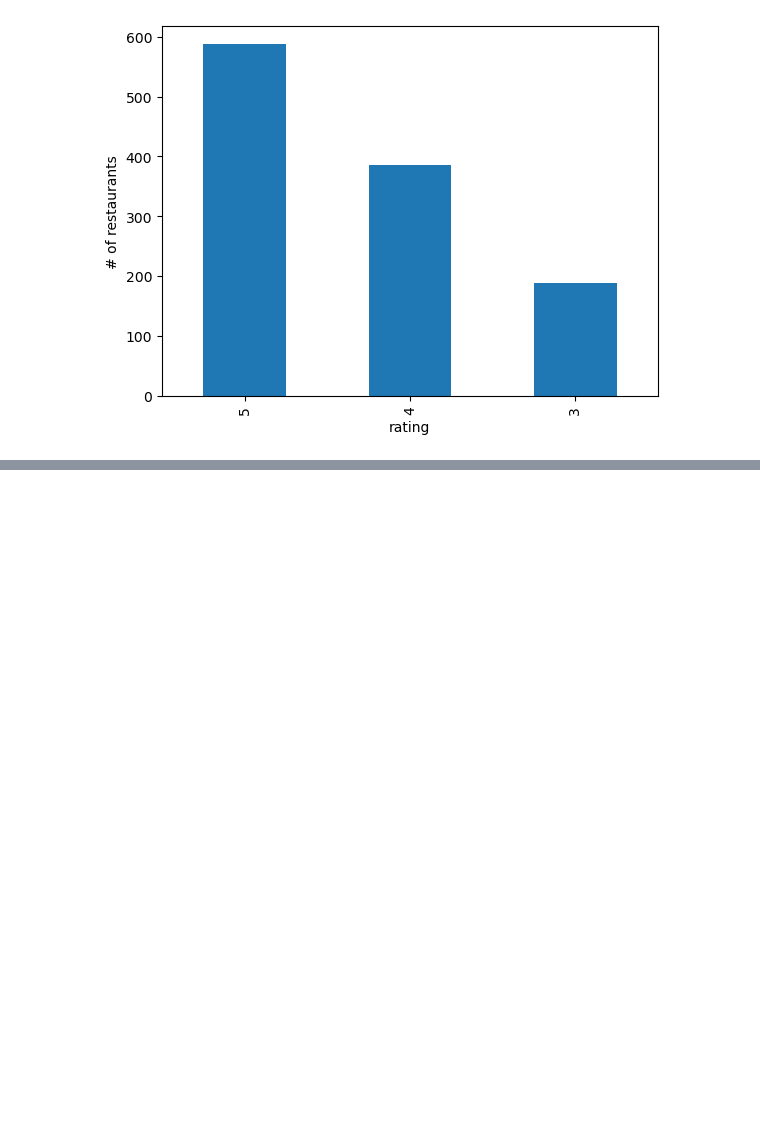
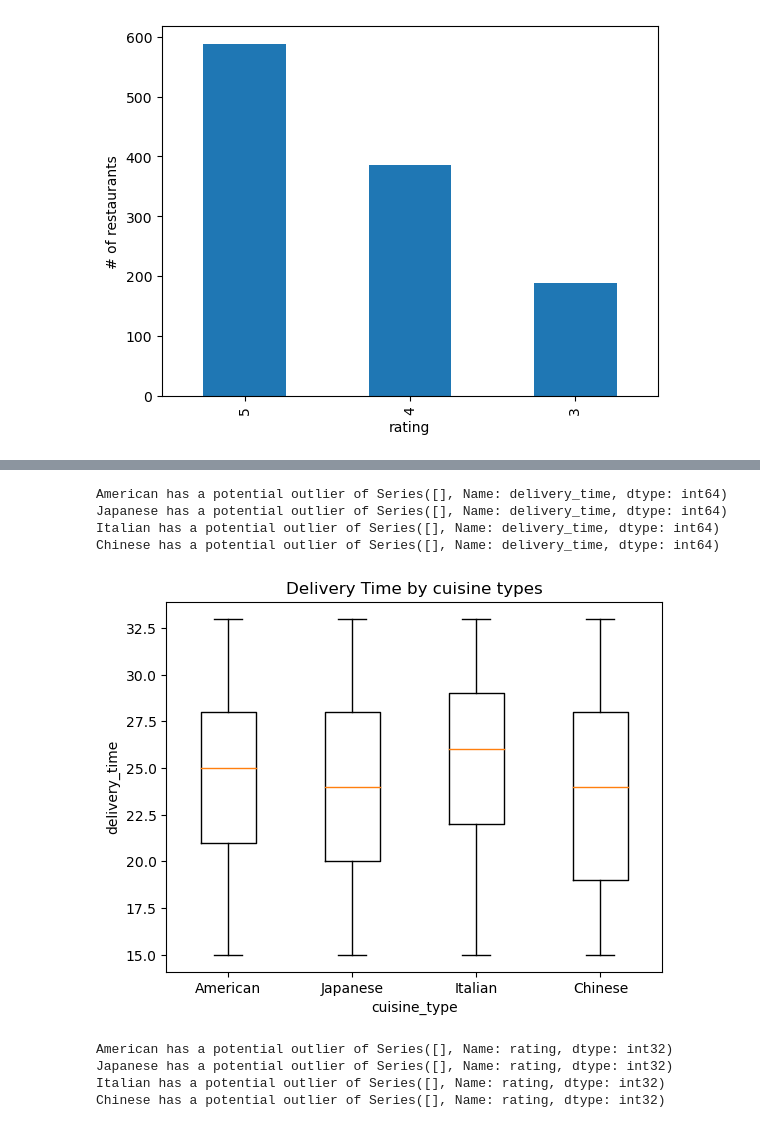
Before and after one commit to WanessaEdmond/GroupProjectFoodies, a Jupyter notebook: ny_foodies.ipynb, the cells around one changed output, grey strips where cells are left out. Drawn from its saved outputs; the diff is of its cells as text; code cells hidden in the pictures; blank space fills up the shorter version.

```diff
--- a/ny_foodies.ipynb
+++ b/ny_foodies.ipynb
@@ -390,0 +391,75 @@ summary_stats6
+# %%
+# Put cuisine types into a list for for loop (and later for plot labels)
+cuisine_type = ['American', 'Japanese', 'Italian','Chinese']
+
+# Create empty list to fill with delivery time (for plotting)
+deliverytimelist=[]
+
+# Calculate the IQR and quantitatively determine if there are any potential outliers.
+for types in cuisine_type:
+
+
+    # Locate the rows which contain restaurants in each cuisine types and get the delivery time
+    finaldeliverytime=Clean_data.loc[Clean_data['cuisine_type']==types,'delivery_time']
+
+    # add subset
+    deliverytimelist.append(finaldeliverytime)
+
+    # Determine outliers using upper and lower bounds
+    quartiles = finaldeliverytime.quantile([.25,.5,.75])
+    lowerq = quartiles[0.25]
+    upperq = quartiles[0.75]
+    iqr = upperq-lowerq
+
+    lower_bound = lowerq - (1.5*iqr)
+    upper_bound = upperq + (1.5*iqr)
+    #calculating outliers
+    outliers= finaldeliverytime.loc[(finaldeliverytime<lower_bound)|(finaldeliverytime>upper_bound)]
+    print (f"{types} has a potential outlier of {outliers}")
+# %% [output]
+American has a potential outlier of Series([], Name: delivery_time, dtype: int64)
+Japanese has a potential outlier of Series([], Name: delivery_time, dtype: int64)
+Italian has a potential outlier of Series([], Name: delivery_time, dtype: int64)
+Chinese has a potential outlier of Series([], Name: delivery_time, dtype: int64)
+# %%
+# Generate a box plot that shows the distrubution of the deilevery time for each cuisine types.
+plt.title('Delivery Time by cuisine types')
+plt.ylabel('delivery_time')
+plt.xlabel ('cuisine_type')
+plt.boxplot(deliverytimelist, labels = cuisine_type)
+plt.show()
+# %% [output]
+[figure, added]
+# %%
+# Put cuisine types into a list for for loop (and later for plot labels)
+cuisine_type = ['American', 'Japanese', 'Italian','Chinese']
+
+# Create empty list to fill with ratings (for plotting)
+ratinglist=[]
+
+# Calculate the IQR and quantitatively determine if there are any potential outliers.
+for types in cuisine_type:
+
+
+    # Locate the rows which contain restaurants in each cuisine types and get the ratings
+    finalratings=Clean_data.loc[Clean_data['cuisine_type']==types,'rating']
+
+    # add subset
+    ratinglist.append(finalratings)
+
+    # Determine outliers using upper and lower bounds
+    quartiles = finalratings.quantile([.25,.5,.75])
+    lowerq = quartiles[0.25]
+    upperq = quartiles[0.75]
+    iqr = upperq-lowerq
+
+    lower_bound = lowerq - (1.5*iqr)
+    upper_bound = upperq + (1.5*iqr)
+    #calculating outliers
+    outliers= finalratings.loc[(finalratings<lower_bound)|(finalratings>upper_bound)]
+    print (f"{types} has a potential outlier of {outliers}")
+# %% [output]
+American has a potential outlier of Series([], Name: rating, dtype: int32)
+Japanese has a potential outlier of Series([], Name: rating, dtype: int32)
+Italian has a potential outlier of Series([], Name: rating, dtype: int32)
+Chinese has a potential outlier of Series([], Name: rating, dtype: int32)
```
Also changed, not shown: parts of 21 cells of this notebook.
